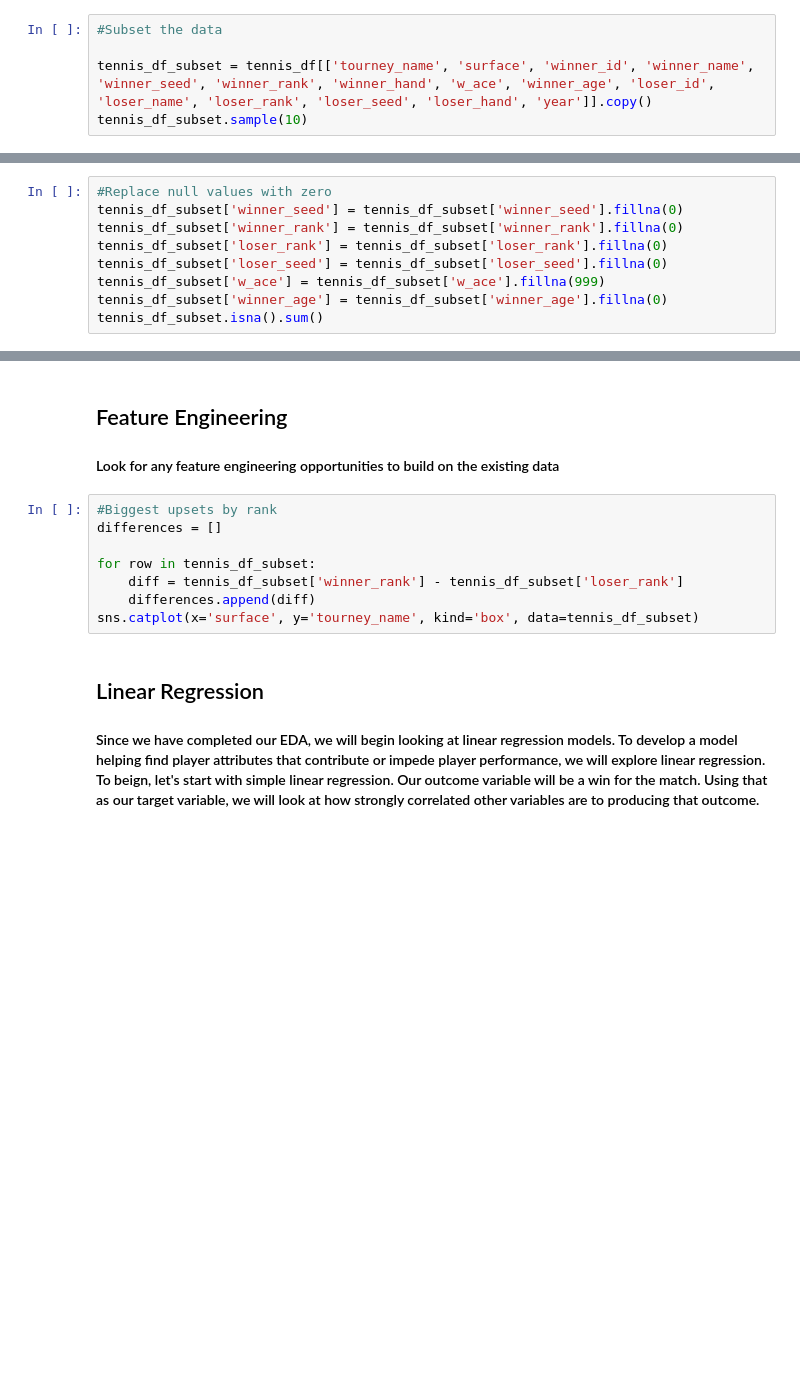
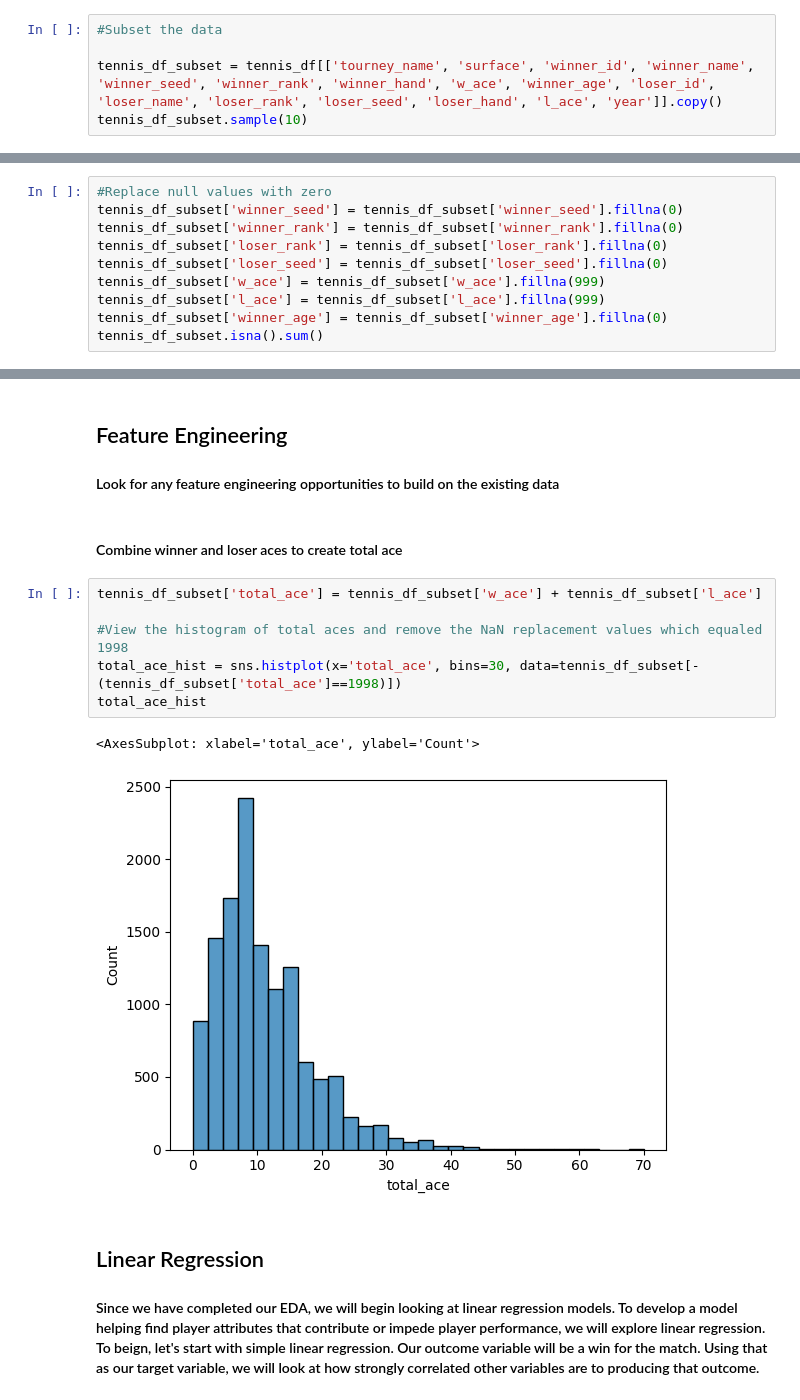
Before and after one commit to spencer130/COMP4447_FinalProject, a Jupyter notebook: FinalProject_Tennis.ipynb, the cells around one changed output, grey strips where cells are left out. Saved outputs shown, nothing was run; the diff lists cells and outputs as text; blank space fills up the shorter version.

Commit message:
Added total aces in feature engineering
Update the column for total aces

```diff
--- a/FinalProject_Tennis.ipynb
+++ b/FinalProject_Tennis.ipynb
@@ -63,5 +76,5 @@ tennis_df.sample(10)
 # %%
 #Subset the data
 
-tennis_df_subset = tennis_df[['tourney_name', 'surface', 'winner_id', 'winner_name', 'winner_seed', 'winner_rank', 'winner_hand', 'w_ace', 'winner_age', 'loser_id', 'loser_name', 'loser_rank', 'loser_seed', 'loser_hand', 'year']].copy()
+tennis_df_subset = tennis_df[['tourney_name', 'surface', 'winner_id', 'winner_name', 'winner_seed', 'winner_rank', 'winner_hand', 'w_ace', 'winner_age', 'loser_id', 'loser_name', 'loser_rank', 'loser_seed', 'loser_hand', 'l_ace', 'year']].copy()
 tennis_df_subset.sample(10)
@@ -79,5 +122,6 @@ tennis_df_subset['winner_rank'] = tennis_df_subset['winner_rank'].fillna(0)
 tennis_df_subset['loser_rank'] = tennis_df_subset['loser_rank'].fillna(0)
 tennis_df_subset['loser_seed'] = tennis_df_subset['loser_seed'].fillna(0)
 tennis_df_subset['w_ace'] = tennis_df_subset['w_ace'].fillna(999)
+tennis_df_subset['l_ace'] = tennis_df_subset['l_ace'].fillna(999)
 tennis_df_subset['winner_age'] = tennis_df_subset['winner_age'].fillna(0)
 tennis_df_subset.isna().sum()
@@ -138,14 +267,17 @@ player_wins_chart
 ## Feature Engineering
 
 #### Look for any feature engineering opportunities to build on the existing data
-# %%
-#Biggest upsets by rank
-differences = []
-
-for row in tennis_df_subset:
-    diff = tennis_df_subset['winner_rank'] - tennis_df_subset['loser_rank']
-    differences.append(diff)
-sns.catplot(x='surface', y='tourney_name', kind='box', data=tennis_df_subset)
+# %% [markdown]
+#### Combine winner and loser aces to create total ace
+# %%
+tennis_df_subset['total_ace'] = tennis_df_subset['w_ace'] + tennis_df_subset['l_ace']
+
+#View the histogram of total aces and remove the NaN replacement values which equaled 1998
+total_ace_hist = sns.histplot(x='total_ace', bins=30, data=tennis_df_subset[-(tennis_df_subset['total_ace']==1998)])
+total_ace_hist
+# %% [output]
+<AxesSubplot: xlabel='total_ace', ylabel='Count'>
+[figure, added]
 # %% [markdown]
 ## Linear Regression
 
```
Also changed, not shown: parts of 17 cells of this notebook.
